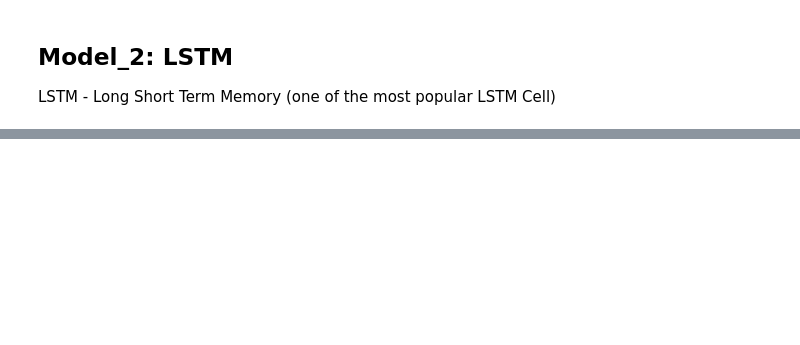
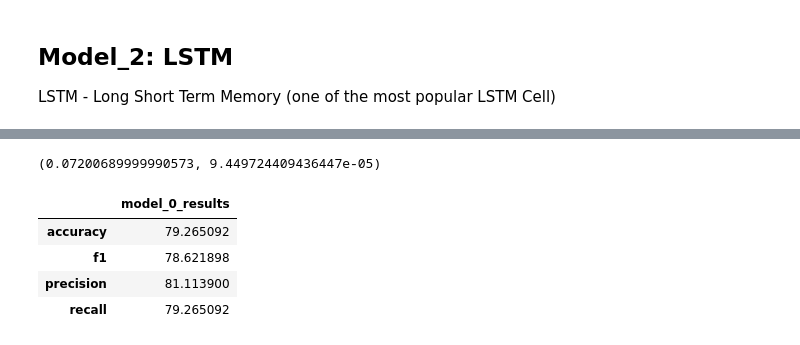
Before and after one commit to RobertoRosa7/curso-tensorflow, a Jupyter notebook: tensorflow_zero_to_master/natural_languate_processing/main_nlp.ipynb, the cells around one changed output, grey strips where cells are left out. Cells and saved outputs as stored; diff of their text form; code cells hidden in the pictures; blank space fills up the shorter version.

```diff
--- a/tensorflow_zero_to_master/natural_languate_processing/main_nlp.ipynb
+++ b/tensorflow_zero_to_master/natural_languate_processing/main_nlp.ipynb
@@ -717,0 +647,6 @@ model_2 = tf.keras.Model(inputs, outputs, name='model_2_LSTM')
+# %%
+model_5_history = model_5.fit(x=train_sequences,
+                              y=train_labels,
+                              epochs=5,
+                              validation_data=(val_sequences, val_labels),
+                              callbacks=[create_tensorboard_callback(dir_name=tensorboard_logs, experiment_name='model_5_conv1d')])
@@ -717,0 +705,12 @@ model_2 = tf.keras.Model(inputs, outputs, name='model_2_LSTM')
+# %%
+# evaluate the model
+model_6.evaluate(val_sequences, val_labels)
+
+# make predictions
+model_6_pred_probs = model_6.predict(val_sequences)
+
+# convert model prediction probabilities to label format
+model_6_preds = tf.squeeze(tf.round(model_6_pred_probs))
+
+# calculate
+model_6_results = calculate_results(y_true=val_labels, y_pred=model_6_preds)
@@ -717,0 +764,24 @@ model_2 = tf.keras.Model(inputs, outputs, name='model_2_LSTM')
+# %%
+# evaluate the model
+model_7.evaluate(val_sequences, val_labels)
+
+# make predictions
+model_7_pred_probs = model_7.predict(val_sequences)
+
+# convert model prediction probabilities to label format
+model_7_preds = tf.squeeze(tf.round(model_7_pred_probs))
+
+# calculate
+model_7_results = calculate_results(y_true=val_labels, y_pred=model_7_preds)
+# %%
+model_results = pd.DataFrame({'model_0_results': baseline_results,
+                                  'model_1_results': model_1_results,
+                                  'model_2_results': model_2_results,
+                                  'model_3_results': model_3_results,
+                                  'model_4_results': model_4_results,
+                                  'model_5_results': model_5_results,
+                                  'model_6_results': model_6_results,
+                                  'model_7_results': model_7_results})
+
+model_results = model_results.transpose().sort_values(by='accuracy', ascending=False)
+model_results
@@ -717,0 +922,14 @@ model_2 = tf.keras.Model(inputs, outputs, name='model_2_LSTM')
+# %%
+model_0_loaded_total_time, model_0_loaded_per_pred = pred_timer(model=model_0,
+                                                                samples=val_sequences)
+model_0_loaded_total_time, model_0_loaded_per_pred
+# %% [output]
+(0.07200689999990573, 9.449724409436447e-05)
+# %%
+model_results
+# %% [output]
+|  | model_0_results |
+| accuracy | 79.265092 |
+| f1 | 78.621898 |
+| precision | 81.113900 |
+| recall | 79.265092 |
```
Also changed, not shown: parts of 97 cells of this notebook, 1 other file.
